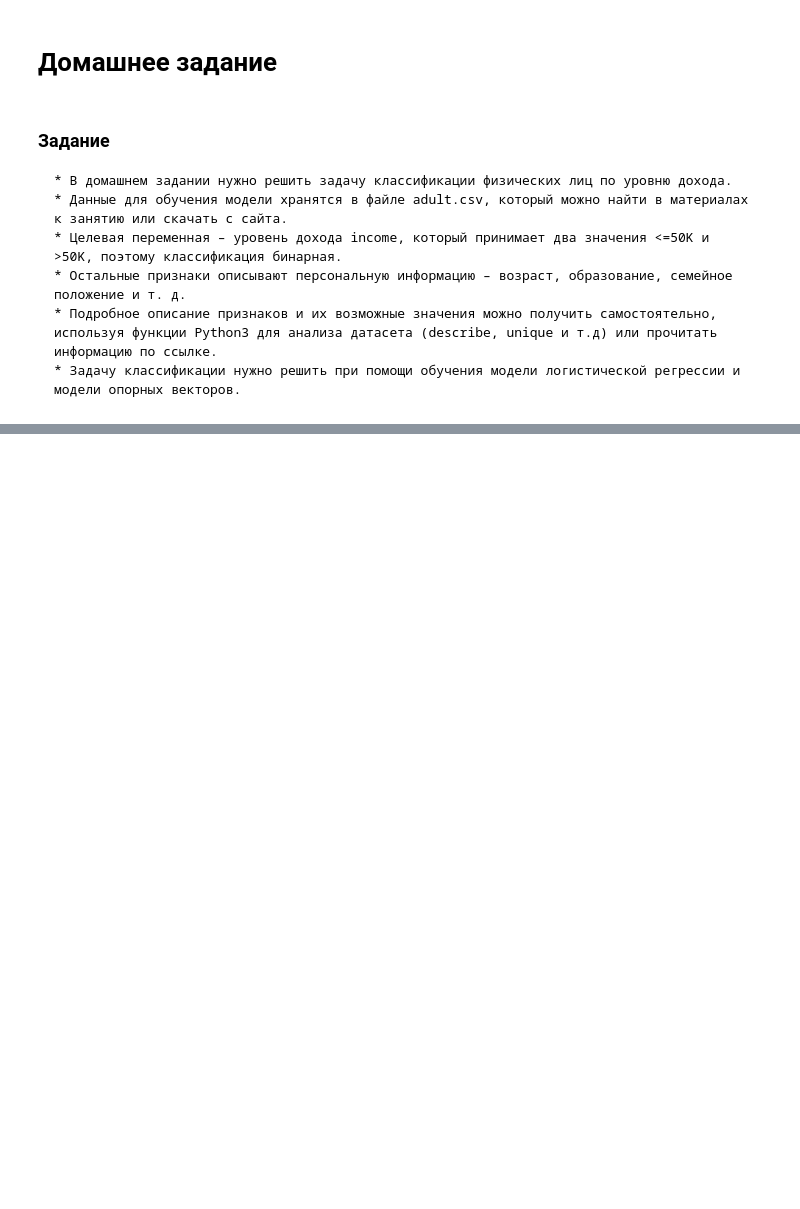
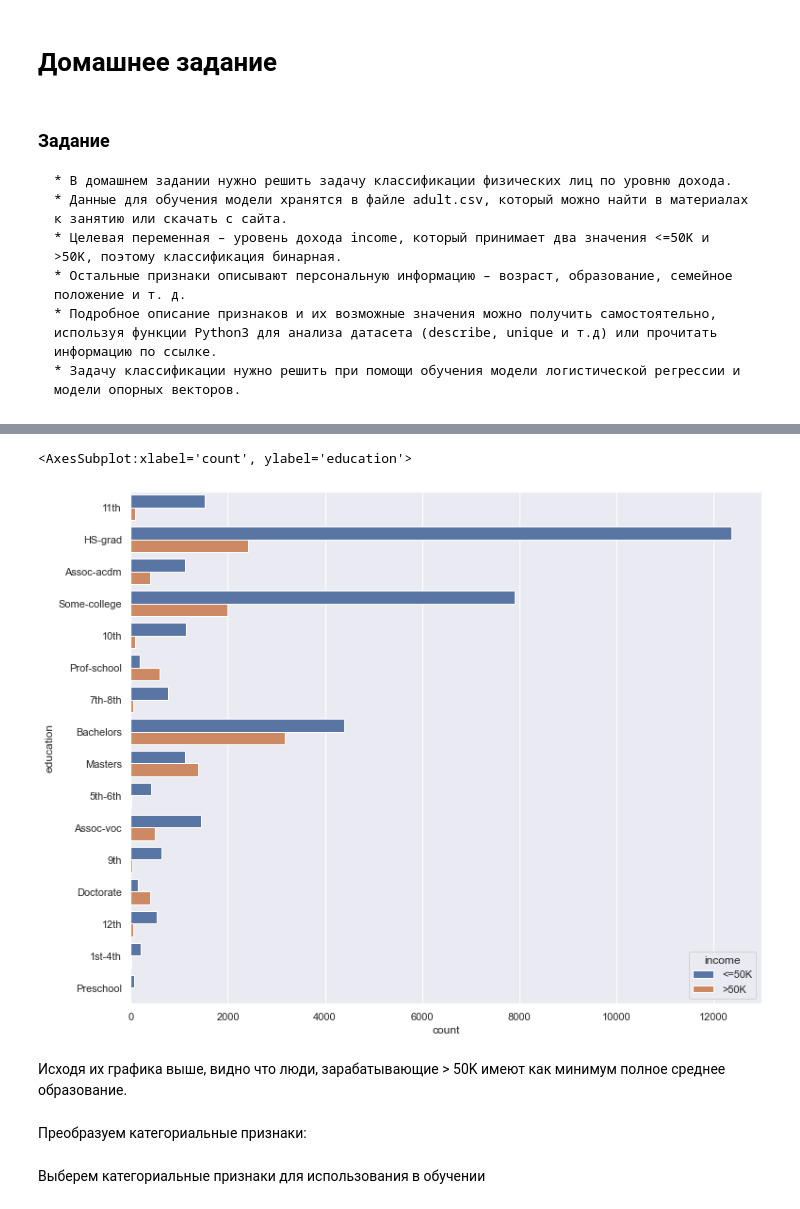
Before and after one commit to natkhosh/ML_Netology, a Jupyter notebook: 02_Classification/Classification_regression_SVM.ipynb, the cells around one changed output, grey strips where cells are left out. Drawn from its saved outputs; the diff is of its cells as text; code cells hidden in the pictures; blank space fills up the shorter version.

```diff
--- a/02_Classification/Classification_regression_SVM.ipynb
+++ b/02_Classification/Classification_regression_SVM.ipynb
@@ -52,0 +92,10 @@ memory usage: 991.7+ KB
+# %%
+sns.set(rc={'figure.figsize':(12,10)})
+sns.countplot(y='education', hue="income", data=df)
+# %% [output]
+<AxesSubplot:xlabel='count', ylabel='education'>
+[figure, added]
+# %% [markdown]
+Исходя их графика выше, видно что люди, зарабатывающие > 50K имеют как минимум полное среднее образование.
+# %% [markdown]
+Преобразуем категориальные признаки:
@@ -52,0 +104,2 @@ memory usage: 991.7+ KB
+# %% [markdown]
+Выберем категориальные признаки для использования в обучении
```
Also changed, not shown: parts of 34 cells of this notebook.
